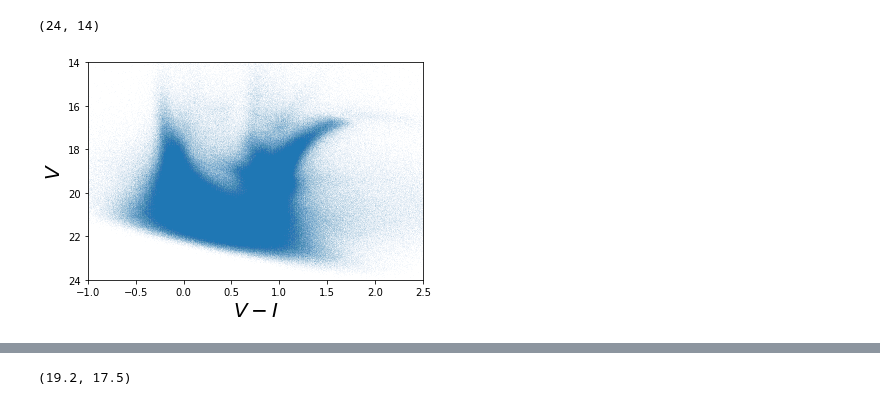
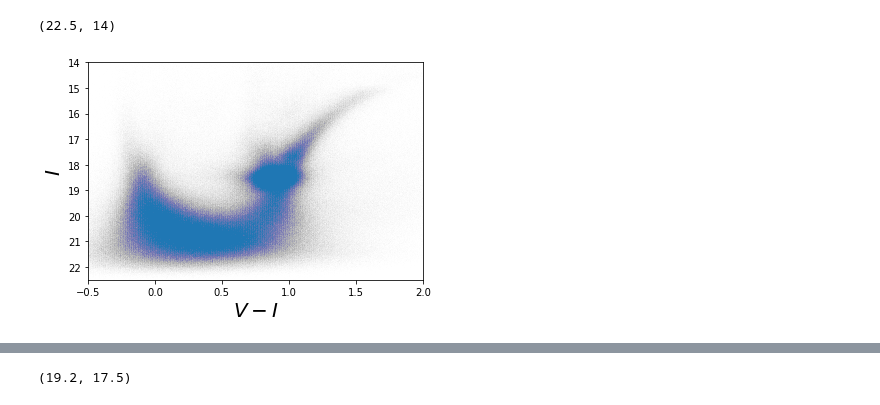
Before and after one commit to DouglasGrion/Red-Clump-Locations, a Jupyter notebook: Red-Clump-Location.ipynb, the cells around one changed output, grey strips where cells are left out. Saved outputs shown, nothing was run; the diff lists cells and outputs as text; code cells hidden in the pictures.

```diff
--- a/Red-Clump-Location.ipynb
+++ b/Red-Clump-Location.ipynb
@@ -39,12 +39,12 @@ print(catalog)
  20.65119 1.376746 -74.91416    nan    nan ...    nan    0  nan  nan   nan
 Length = 5156057 rows
 # %%
-plt.scatter(catalog["Vmag"] - catalog["Imag"], catalog["Vmag"], s=0.001, alpha=0.25)
-plt.ylim(reversed(plt.ylim())) # flip the y-axis
+plt.scatter(catalog["Vmag"] - catalog["Imag"], catalog["Imag"], s=0.001, alpha=0.025)
+plt.ylim(reversed(plt.ylim()))
 plt.xlabel("$V-I$", fontsize=20)
-plt.ylabel("$V$", fontsize=20)
-plt.xlim(-1,2.5)
-plt.ylim(24,14)
+plt.ylabel("$I$", fontsize=20)
+plt.xlim(-0.5,2)
+plt.ylim(22.5,14)
 # %% [output]
-(24, 14)
+(22.5, 14)
-[figure, old version]
+[figure, new version]
```
Also changed, not shown: parts of 3 cells of this notebook.
